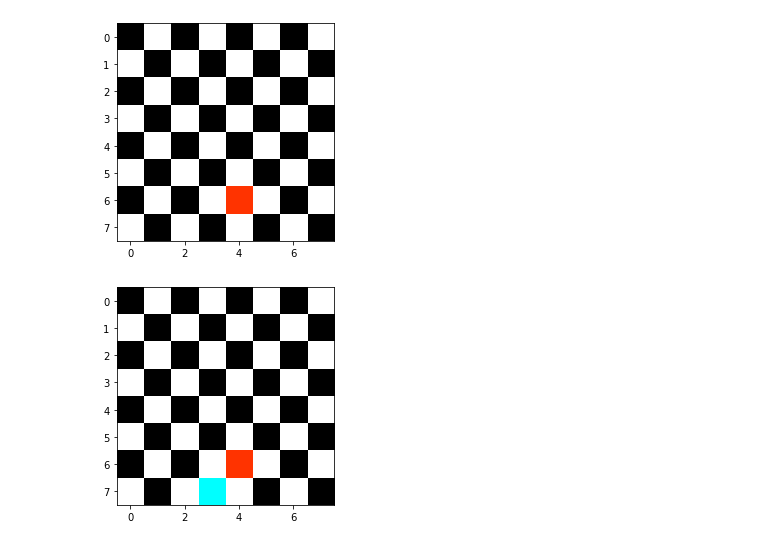
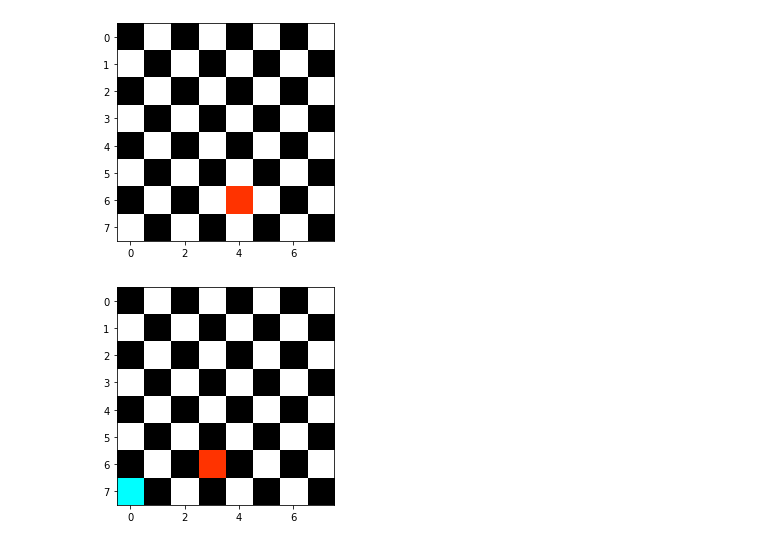
Before and after one commit to kimmyd70/chess_board, a Jupyter notebook: chess_board.ipynb, the cells around one changed output. Cells and saved outputs as stored; diff of their text form; code cells hidden in the pictures.

```diff
--- a/chess_board.ipynb
+++ b/chess_board.ipynb
@@ -3,11 +3,6 @@
 import numpy as np
 import matplotlib.pyplot as plt
 # %%
- """Global tuple store positions to update"""
- red = (0,0)
- blue = (0,0)
-
-
  class Board:
 
      def __init__(self):
@@ -22,15 +17,16 @@ import matplotlib.pyplot as plt
 
 
      def add_red(self, row=None, col=None):
-         """method input: an int row and an int col, output: places red square at input row and col"""
+         """method input: an int row and an int col, output: places red square at input row and col and updates dictionary for future reference"""
          self.grid[row][col] = (1,.2,0)
-         red = (self.grid[row], self.grid[col])
+         self.red = {'row':row, 'col':col}
 
 
      def add_blue(self, row=None, col=None):
-         """method input: an int row and an int col, output: board with blue square at input row and col"""
+         """method input: an int row and an int col, output: board with blue square at input row and col and updates dictionary for future reference"""
          self.grid[row][col] = (0,1,1)
-         blue = (self.grid[row], self.grid[col])
+         self.blue = {'row':row, 'col':col}
+
 
      def render(self):
          """method displays board with red and blue square at designated row/col if methods above are invoked prior"""
@@ -38,6 +34,17 @@ import matplotlib.pyplot as plt
 
 
      def is_under_attack(self):
-         """method output: boolean TRUE if blue and red squares are inline horizonally, vertically, or diagonally """
-         pass
+         """method output: boolean TRUE if blue and red squares are inline horizonally, vertically"""
+         if self.red['row'] == self.blue['row'] or self.red['col'] == self.blue['col']:
+            print ('True')
+            return True
+
+         """method output: boolean TRUE if blue and red squares are inline diagonally"""
+         if abs(self.red['row']-self.blue['row']) == abs(self.red['col']-self.blue['col']):
+             print('True')
+             return True
+
+         """method output: boolean FALSE if blue and red squares are not inline horizonally, vertically, or diagonally"""
+         print('False')
+         return False
 # %%
@@ -51,9 +61,10 @@ board.render()
 # %% [output]
 [figure]
 # %%
+"""Place blue square"""
 board = Board()
-board.add_red(6,4)
-board.add_blue(7,3)
+board.add_red(6,3)
+board.add_blue(7,0)
 board.render()
 # %% [output]
-[figure, old version]
+[figure, new version]
```
Also changed, not shown: parts of 10 cells of this notebook.
